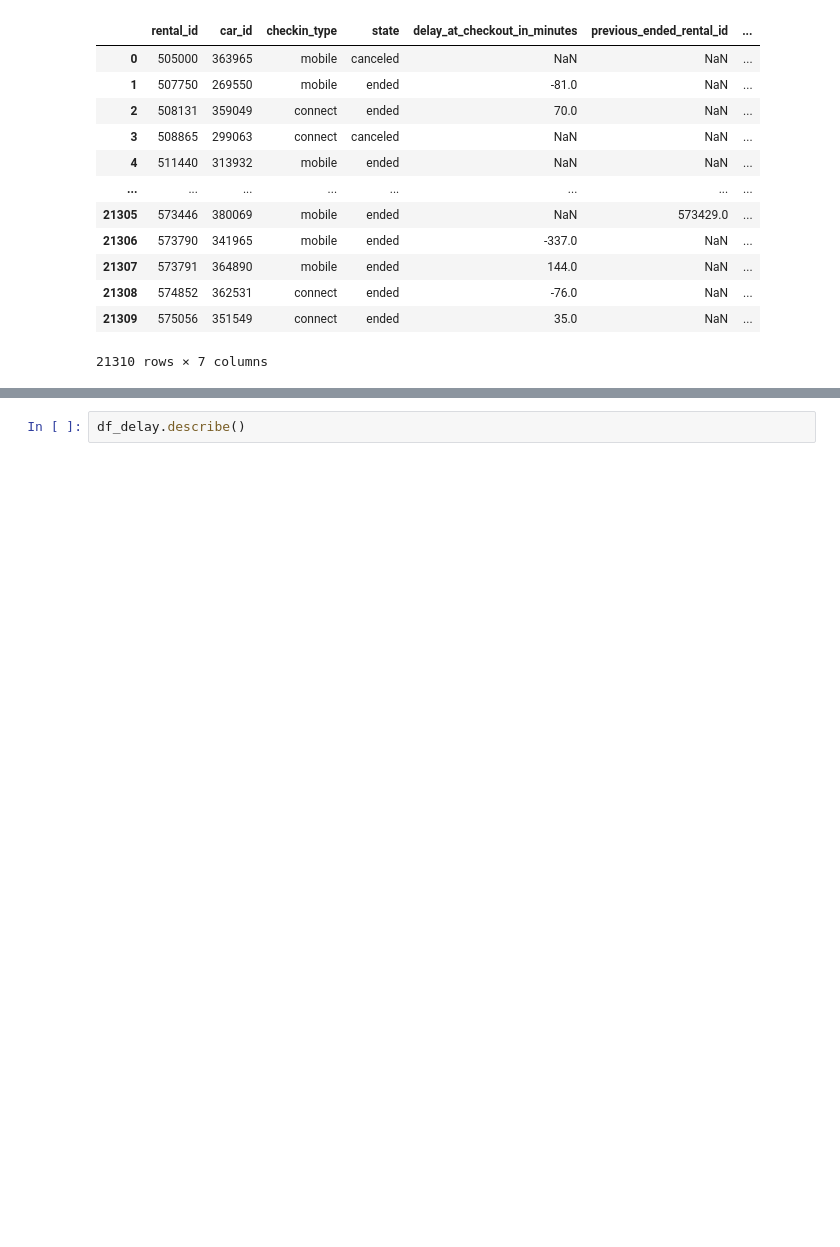
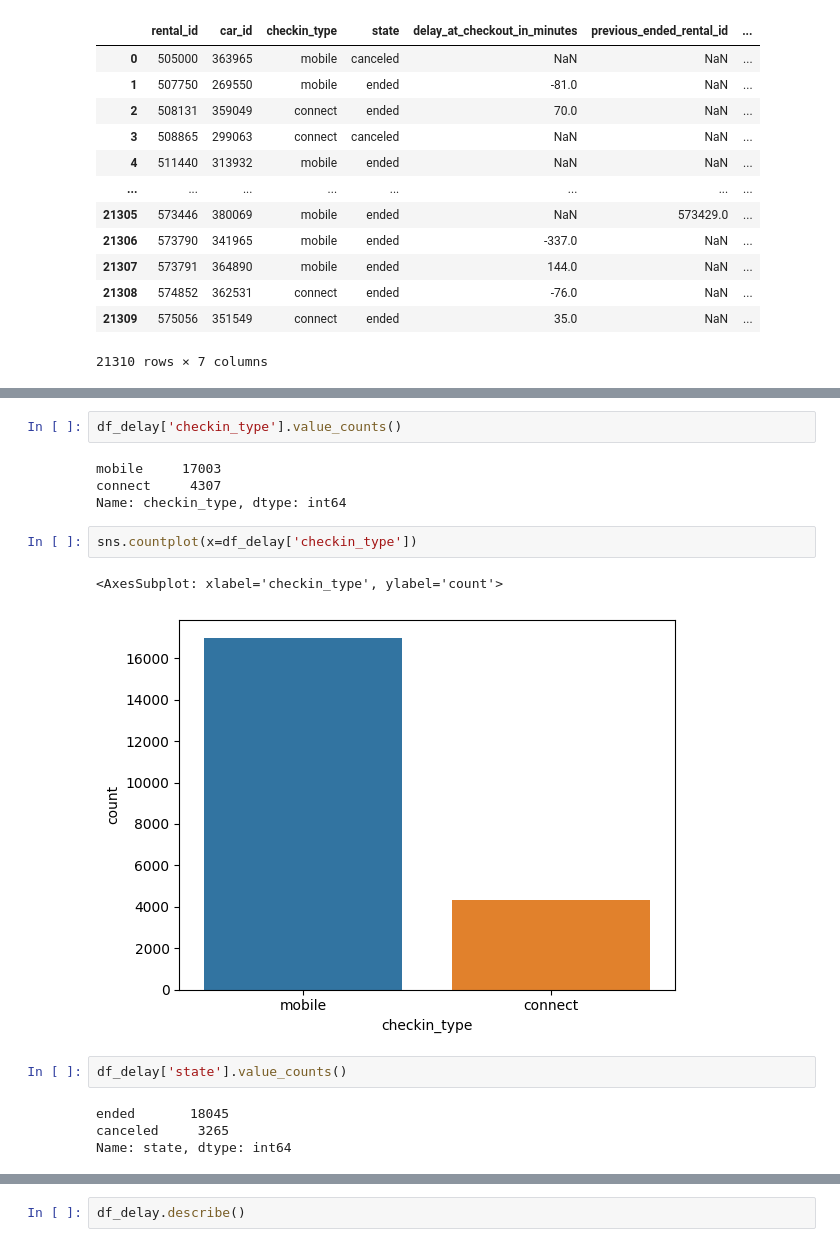
Before and after one commit to Stylomines/GetAround, a Jupyter notebook: get_around.ipynb, the cells around one changed output, grey strips where cells are left out. Drawn from its saved outputs; the diff is of its cells as text; blank space fills up the shorter version.

Commit message:
added some graphs

```diff
--- a/get_around.ipynb
+++ b/get_around.ipynb
@@ -23,0 +57,17 @@ df_delay
+# %%
+df_delay['checkin_type'].value_counts()
+# %% [output]
+mobile     17003
+connect     4307
+Name: checkin_type, dtype: int64
+# %%
+sns.countplot(x=df_delay['checkin_type'])
+# %% [output]
+<AxesSubplot: xlabel='checkin_type', ylabel='count'>
+[figure, added]
+# %%
+df_delay['state'].value_counts()
+# %% [output]
+ended       18045
+canceled     3265
+Name: state, dtype: int64
```
Also changed, not shown: parts of 6 cells of this notebook.
